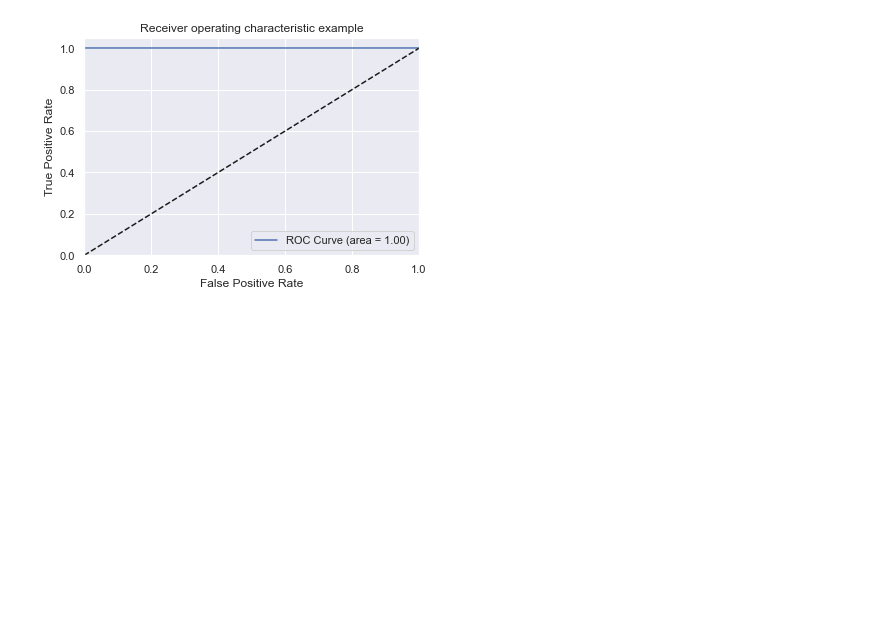
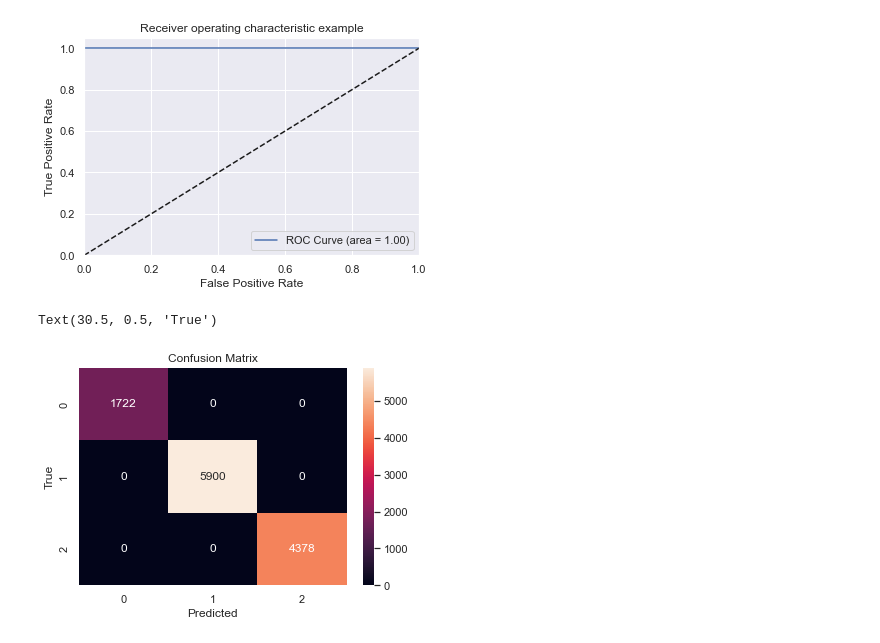
Before and after one commit to aliyyaps/UAS_ML, a Jupyter notebook: UAS_ML.ipynb, the cells around one changed output. Cells and saved outputs as stored; diff of their text form; code cells hidden in the pictures; blank space fills up the shorter version.

```diff
--- a/UAS_ML.ipynb
+++ b/UAS_ML.ipynb
@@ -201,14 +201,6 @@ df.head(10)
 | 9 | 1956969172 | 10 | @kelcouch I'm sorry at least it's... | im sorri least friday |
 # %% [markdown]
 EKSTRAKSI FITUR
-# %%
-# Mengimport fitur TF-IDF untuk melakukan pembobotan
-from sklearn.feature_extraction.text import TfidfVectorizer
-
-vectorizer = TfidfVectorizer()
-
-X = vectorizer.fit_transform(df["after_processing"])
-y = df["sentiment"]
 # %% [markdown]
 PEMILAHAN DATA TRAINING, TESTING, DAN VALIDASI
 # %%
@@ -280,3 +266,11 @@ df.head(20)
+# %%
+# Mengimport fitur TF-IDF untuk melakukan pembobotan
+from sklearn.feature_extraction.text import TfidfVectorizer
+
+vectorizer = TfidfVectorizer()
+
+X = vectorizer.fit_transform(df["after_processing"])
+y = df["labeling"]
 # %% [markdown]
 #### 4. CLASSIFICATION
 # %%
@@ -362,3 +384,12 @@ plt.legend(loc="lower right")
 plt.show()
 # %% [output]
 [figure]
+# %%
+matrix = confusion_matrix(y_test, y_pred_test)
+sns.heatmap(matrix, annot=True, fmt="d")
+plt.title('Confusion Matrix')
+plt.xlabel('Predicted')
+plt.ylabel('True')
+# %% [output]
+Text(30.5, 0.5, 'True')
+[figure, added]
```
Also changed, not shown: parts of 5 cells of this notebook.
